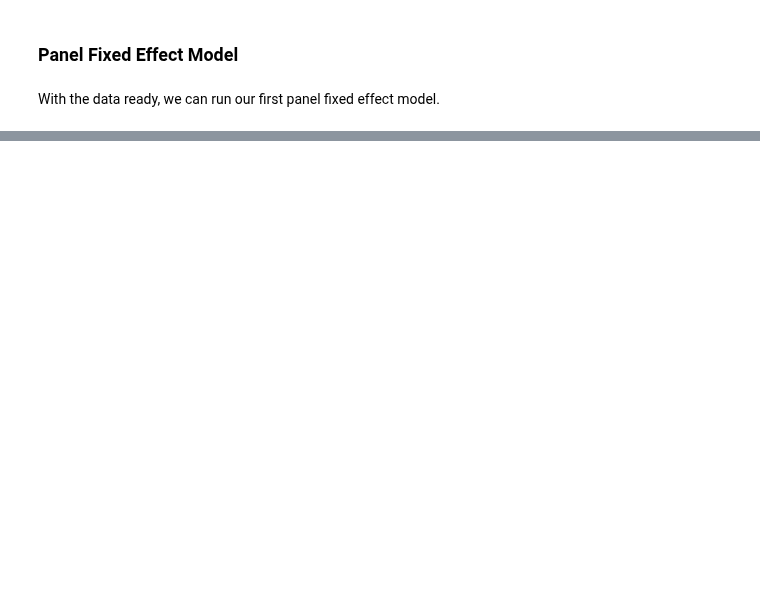
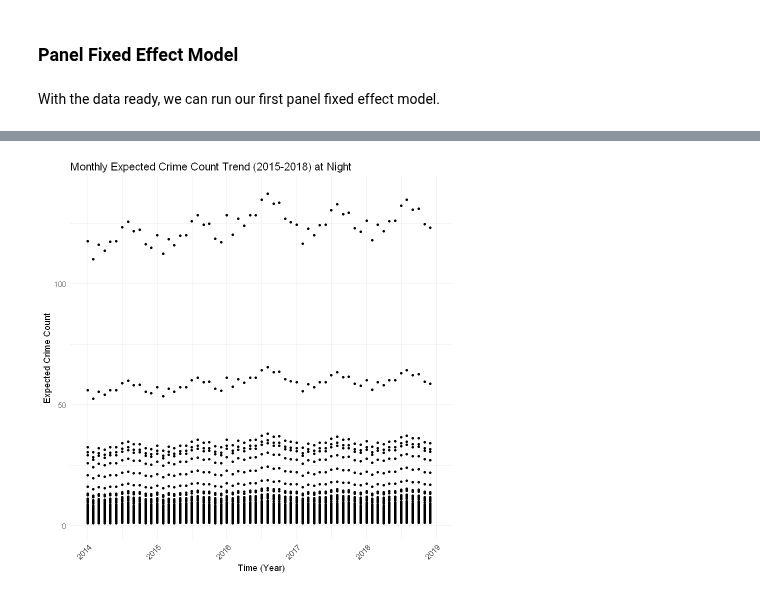
Before and after one commit to Irene-Berezin/econ_398_project, a Jupyter notebook: project_workbook.ipynb, the cells around one changed output, grey strips where cells are left out. Cells and saved outputs as stored; diff of their text form; code cells hidden in the pictures; blank space fills up the shorter version.

```diff
--- a/project_workbook.ipynb
+++ b/project_workbook.ipynb
@@ -373,6 +499,7 @@ census2016_panel_night <- census2016_panel|>
     filter(year %in% c(2014, 2015, 2016, 2017, 2018))|>
     mutate(month = factor(month, levels = c("6", setdiff(sort(unique(as.character(month))), "6"))))|>
     mutate(income = as.numeric(income), immigrant_prop = as.numeric(immigrant_prop), education_prop = as.numeric(education_prop))|>
+    mutate(is_downtown = ifelse(is.na(is_downtown), 0, is_downtown))|>
     filter(!is.na(income), !is.na(education_prop), !is.na(immigrant_prop))|>
     glimpse()
 # %% [output]
@@ -395,0 +523,13 @@ $ expected_crime       <dbl> 1.734892, 1.718286, 2.003552, 2.444744, 1.495719,
+# %%
+# Adding day crime as a control
+census2016_panel_day <- census2016_panel|>
+    filter(time_category == "day")|>
+    filter(year %in% c(2014, 2015, 2016, 2017, 2018))|>
+    mutate(day_crime_count = crime_count, expected_day_crime = expected_crime)|>
+    dplyr::select(name, date, day_crime_count, expected_day_crime)
+
+census2016_panel_night <- census2016_panel_night|>
+    left_join(census2016_panel_day, by = c("name", "date"))|>
+    mutate(day_crime_count = ifelse(is.na(day_crime_count), 0, day_crime_count))|>
+    mutate(expected_day_crime = ifelse(is.na(expected_day_crime), 0, expected_day_crime))|>
+    glimpse()
@@ -395,0 +554,10 @@ $ expected_crime       <dbl> 1.734892, 1.718286, 2.003552, 2.444744, 1.495719,
+# %%
+ggplot(census2016_panel_night, aes(x = date, y = expected_crime)) +
+  geom_point(size = 1) +
+  scale_x_date(date_breaks = "1 year", date_labels = "%Y", limits = as.Date(c("2014-01-01", "2018-12-31"))) +
+  labs(x = "Time (Year)", y = "Expected Crime Count",
+       title = "Monthly Expected Crime Count Trend (2015-2018) at Night") +
+  theme_minimal() +
+  theme(axis.text.x = element_text(angle = 45, vjust = 1, hjust = 1))
+# %% [output]
+[figure, added]
```
Also changed, not shown: parts of 28 cells of this notebook, 2 other files.
